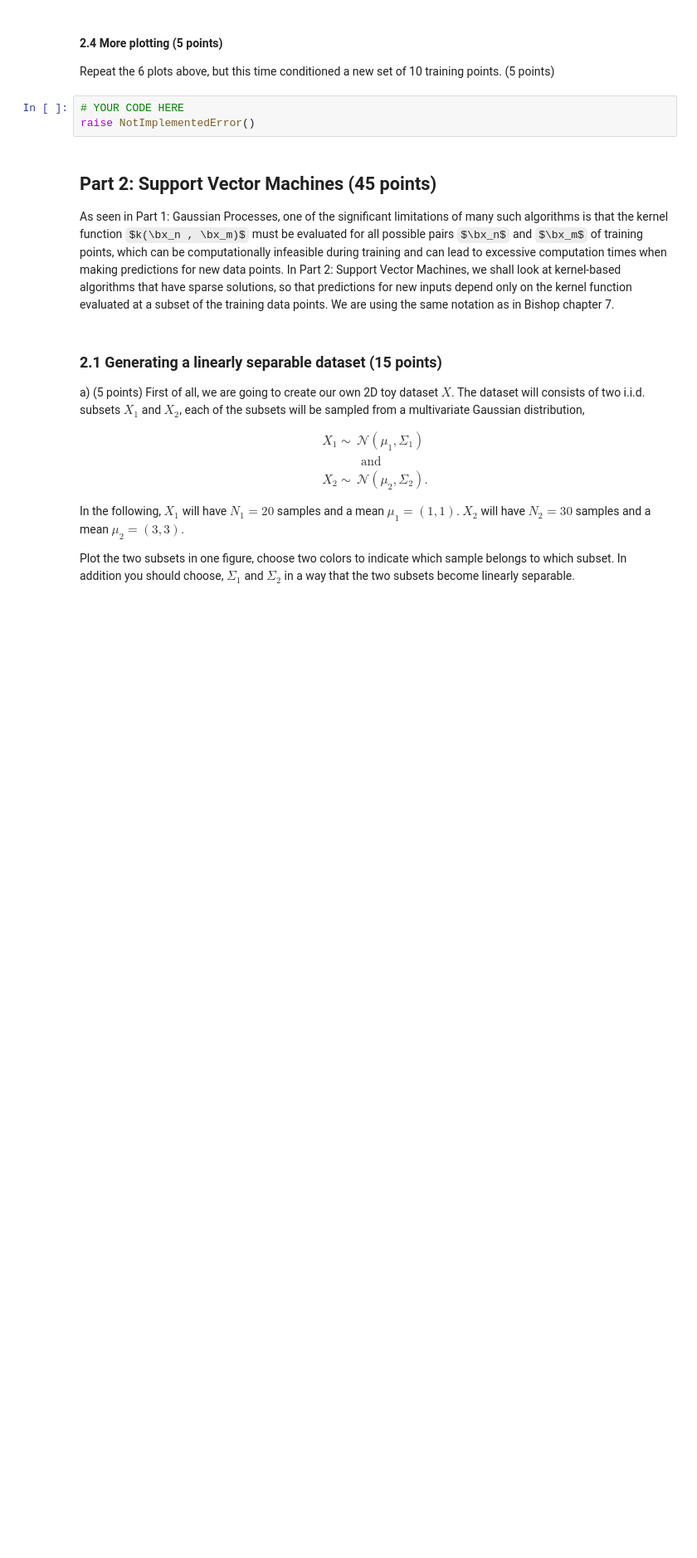
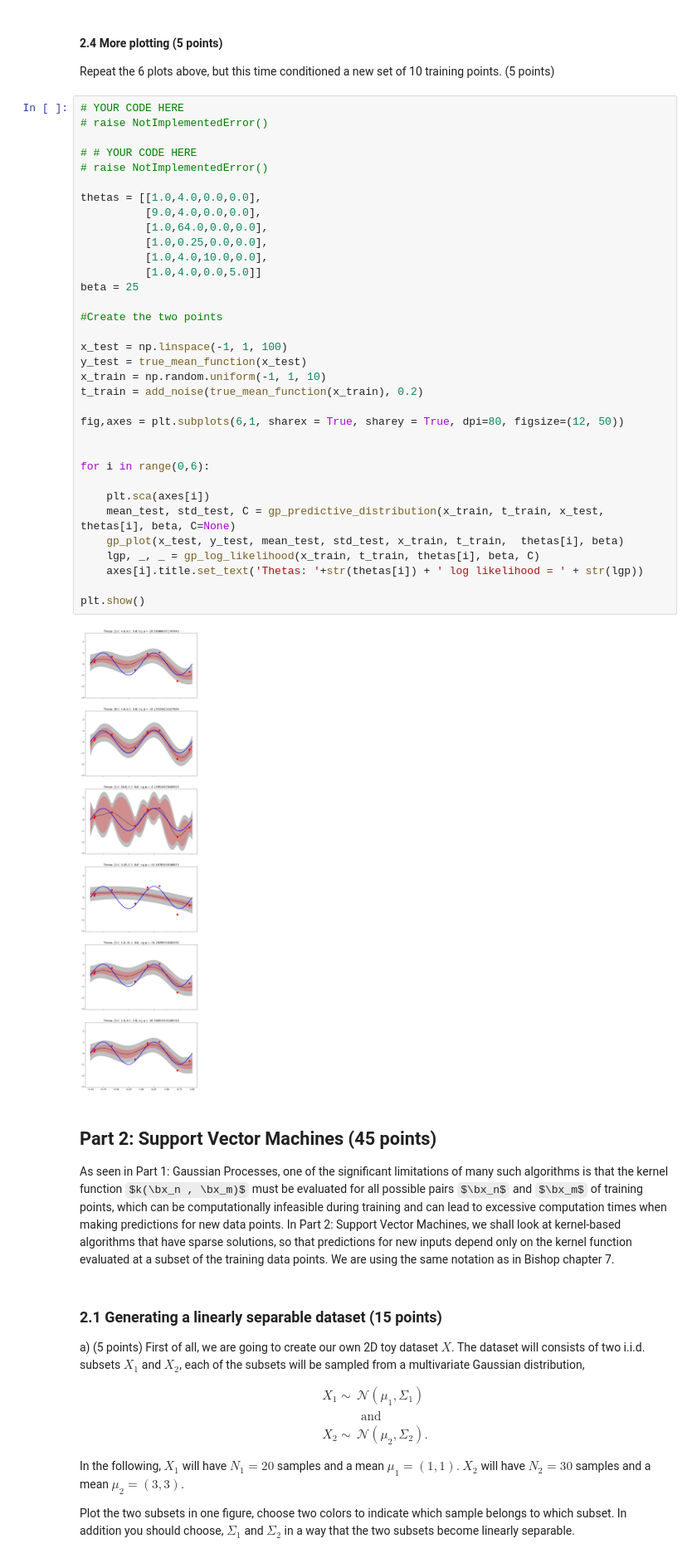
Before and after one commit to jelrae/machine_learning, a Jupyter notebook: assign_3/12297127_lab3.ipynb, the cells around one changed output. Shown at 83% size. Cells and saved outputs as stored; diff of their text form; some formulas as TeX source; blank space fills up the shorter version.

```diff
--- a/assign_3/12297127_lab3.ipynb
+++ b/assign_3/12297127_lab3.ipynb
@@ -382,9 +414,42 @@ raise NotImplementedError()
 # %% [markdown]
 #### 2.4 More plotting (5 points)
 Repeat the 6 plots above, but this time conditioned a new set of 10 training points. (5 points)
-# %%
-# YOUR CODE HERE
-raise NotImplementedError()
+# %%
+# YOUR CODE HERE
+# raise NotImplementedError()
+
+# # YOUR CODE HERE
+# raise NotImplementedError()
+
+thetas = [[1.0,4.0,0.0,0.0],
+          [9.0,4.0,0.0,0.0],
+          [1.0,64.0,0.0,0.0],
+          [1.0,0.25,0.0,0.0],
+          [1.0,4.0,10.0,0.0],
+          [1.0,4.0,0.0,5.0]]
+beta = 25
+
+#Create the two points
+
+x_test = np.linspace(-1, 1, 100)
+y_test = true_mean_function(x_test)
+x_train = np.random.uniform(-1, 1, 10)
+t_train = add_noise(true_mean_function(x_train), 0.2)
+
+fig,axes = plt.subplots(6,1, sharex = True, sharey = True, dpi=80, figsize=(12, 50))
+
+
+for i in range(0,6):
+
+    plt.sca(axes[i])
+    mean_test, std_test, C = gp_predictive_distribution(x_train, t_train, x_test, thetas[i], beta, C=None)
+    gp_plot(x_test, y_test, mean_test, std_test, x_train, t_train,  thetas[i], beta)
+    lgp, _, _ = gp_log_likelihood(x_train, t_train, thetas[i], beta, C)
+    axes[i].title.set_text('Thetas: '+str(thetas[i]) + ' log likelihood = ' + str(lgp))
+
+plt.show()
+# %% [output]
+[figure, added]
 # %% [markdown]
 ## Part 2: Support Vector Machines (45 points)
 As seen in Part 1: Gaussian Processes, one of the significant limitations of many such algorithms is that the kernel function $k(\bx_n , \bx_m)$ must be evaluated for all possible pairs $\bx_n$ and $\bx_m$ of training points, which can be computationally infeasible during training and can lead to excessive computation times when making predictions for new data points.
```
Also changed, not shown: parts of 5 cells of this notebook.
